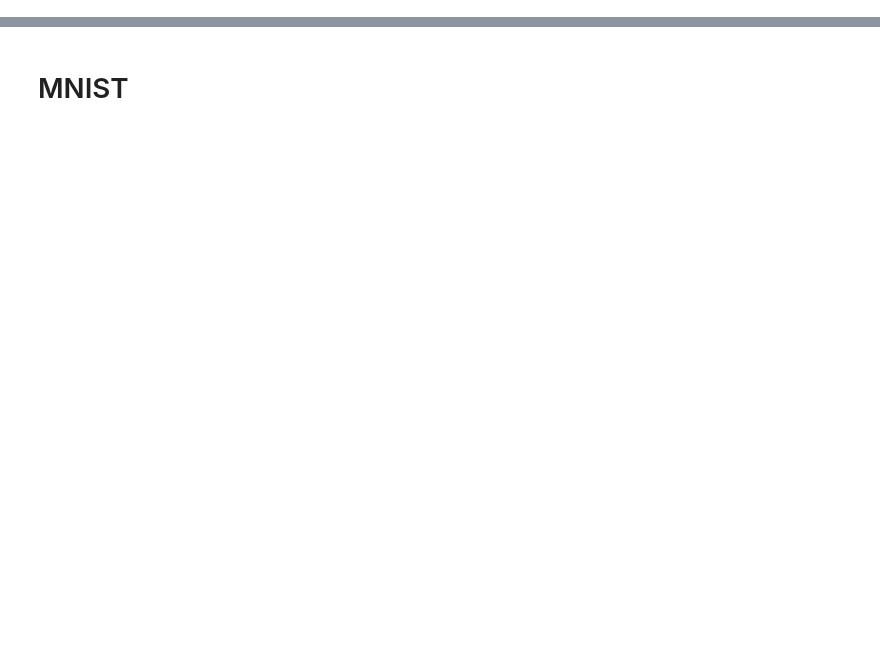
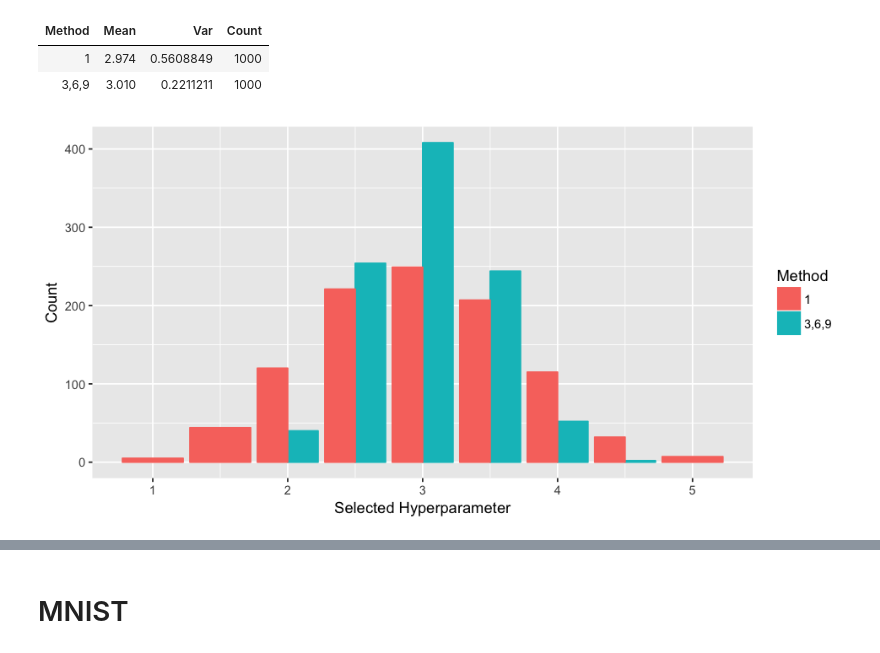
Before and after one commit to LarsHH/reproducible-hyperparameter-optimization-jcgs-2019, a Jupyter notebook: evaluation.ipynb, the cells around one changed output, grey strips where cells are left out. Saved outputs shown, nothing was run; the diff lists cells and outputs as text; code cells hidden in the pictures; blank space fills up the shorter version.

Commit message:
binary anova completed; results on motivating plots

```diff
--- a/evaluation.ipynb
+++ b/evaluation.ipynb
@@ -885,0 +353,39 @@ rval$l.H0
+# %%
+x <- seq(1, rlim-1, 0.5)
+n<-10
+X <- matrix(rep(x,each=n),nrow=n)
+# %%
+num.runs <- 1000
+x.369 <- rep(NA, num.runs)
+for(i in 1:num.runs){
+    Y <- f(X, sd=2)
+    colnames(Y) <- x
+    toy.raw <- gather(as.data.frame(Y)) %>% rename(Objective=value, x=key)
+    toy.df <- group_data(toy.raw, 'x', group_size=10)
+    toy.result <- FilterTrials(toy.df, n.lambda=c(3,6,9))$H0 %>%
+    select_lambda_star() %>%
+    left_join(toy.raw %>% rename(Psi=Objective), by=c('Psi'))
+    x.369[i] <- as.numeric(unique(toy.result$x))
+}
+# %%
+num.runs <- 1000
+x.1 <- rep(NA, num.runs)
+for(i in 1:num.runs){
+    Y <- f(X, sd=2)
+    colnames(Y) <- x
+    toy.raw <- gather(as.data.frame(Y)) %>% rename(Objective=value, x=key)
+    toy.df <- group_data(toy.raw, 'x', group_size=10)
+    toy.result <- FilterTrials(toy.df, n.lambda=c(1))$H0 %>%
+    select_lambda_star() %>%
+    left_join(toy.raw %>% rename(Psi=Objective), by=c('Psi'))
+    x.1[i] <- as.numeric(unique(toy.result$x))
+}
+# %%
+toy.hist.df <- data.frame(Method=factor(c(rep('1', length(x.1)), rep('3,6,9', length(x.369)))),
+                          x=c(x.1, x.369))
+# %%
+toy.hist.df %>% group_by(Method) %>% summarise(Mean=mean(x), Var=var(x), Count=n())
+# %% [output]
+| Method | Mean | Var | Count |
+| 1 | 2.974 | 0.5608849 | 1000 |
+| 3,6,9 | 3.010 | 0.2211211 | 1000 |
@@ -885,0 +395,5 @@ rval$l.H0
+# %%
+p <- ggplot(toy.hist.df, aes(x=x, color=Method, fill=Method)) + geom_bar(position="dodge") + labs(x="Selected Hyperparameter", y = "Count")
+p
+# %% [output]
+[figure, added]
```
Also changed, not shown: parts of 166 cells of this notebook, 2 other files.
